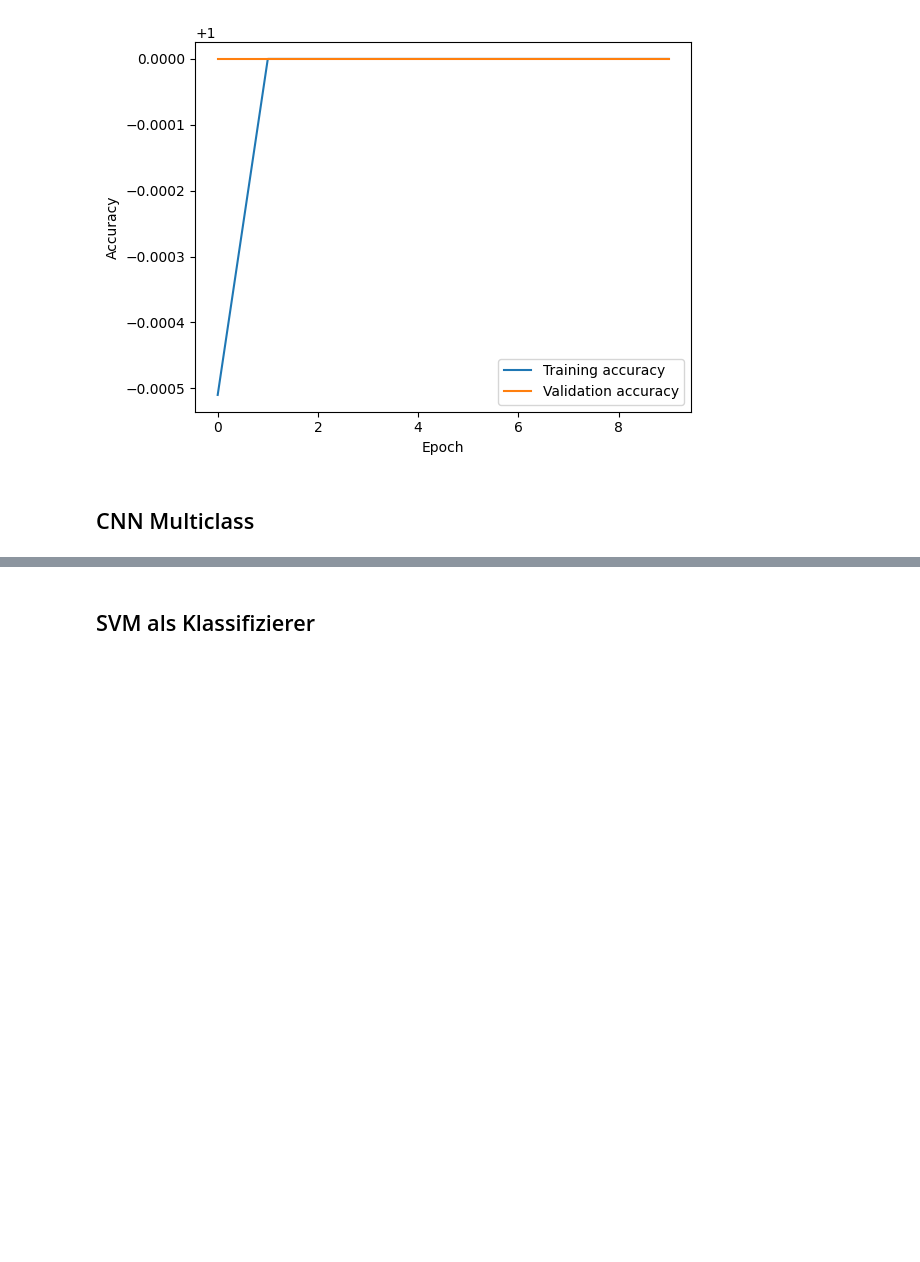
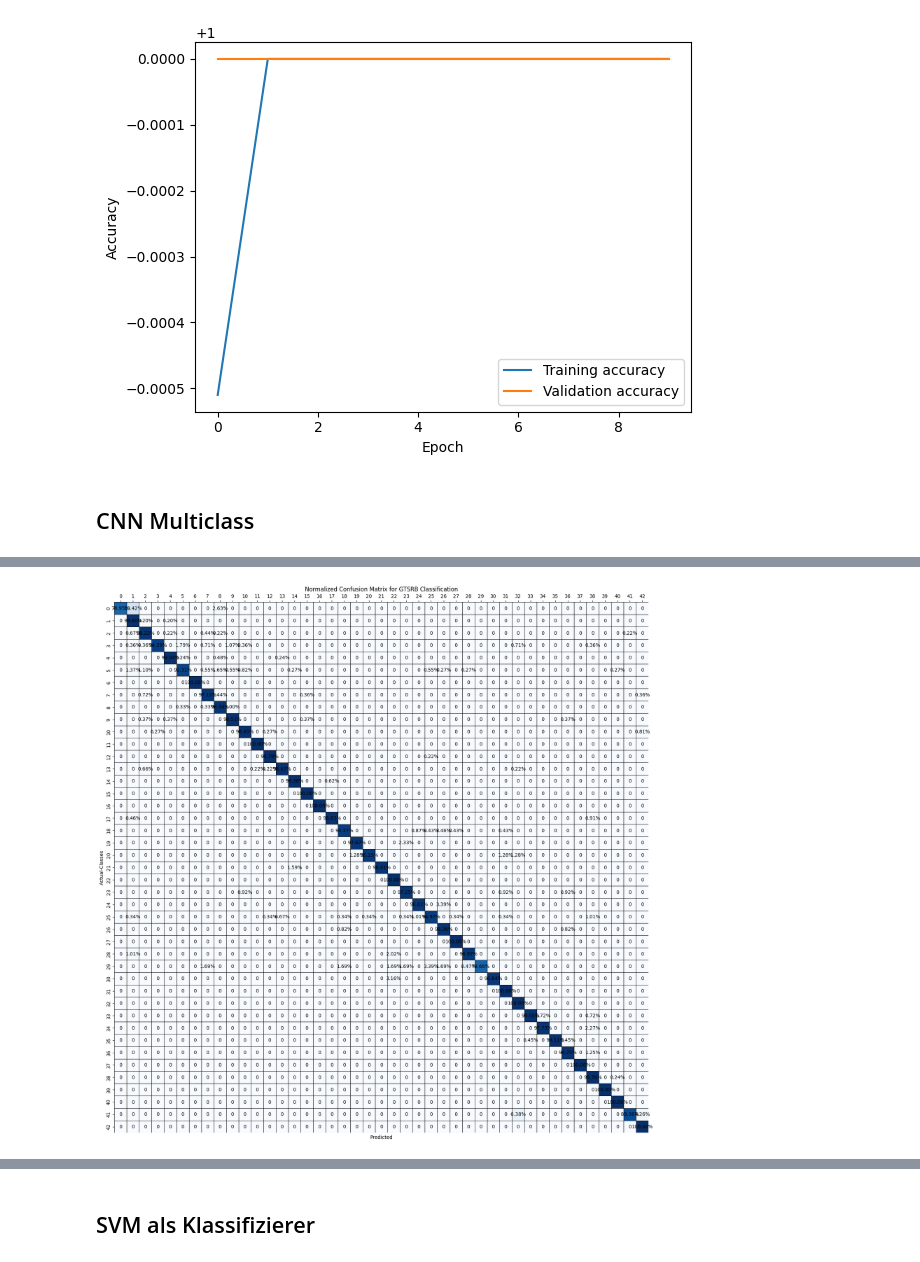
Before and after one commit to Brixxel/WDSKI_SOSE24-dski-Projektarbeit, a Jupyter notebook: Trafic_Sign_Detection/GTSRB_detection_v1.ipynb, the cells around one changed output, grey strips where cells are left out. Cells and saved outputs as stored; diff of their text form; code cells hidden in the pictures; blank space fills up the shorter version.

```diff
--- a/Trafic_Sign_Detection/GTSRB_detection_v1.ipynb
+++ b/Trafic_Sign_Detection/GTSRB_detection_v1.ipynb
@@ -279,0 +311,41 @@ plt.show()
+# %%
+# Vorhersagen für die Testdaten
+y_pred = model.predict(img_test)
+y_pred_classes = np.argmax(y_pred, axis=1)
+y_true = np.argmax(labels_test, axis=1)
+
+# Confusion Matrix berechnen
+conf_matrix = confusion_matrix(y_true, y_pred_classes)
+
+# Confusion Matrix normalisieren
+conf_matrix_normalized = conf_matrix.astype('float') / conf_matrix.sum(axis=1)[:, np.newaxis]
+conf_matrix_normalized = np.nan_to_num(conf_matrix_normalized)  # Replace NaNs with 0
+
+# Funktion zum Formatieren der Werte
+def format_func(value):
+    if value == 0:
+        return '0'
+    elif value < 0.0001:  # Wert < 0.01%
+        return ''
+    else:
+        return f'{value:.2%}'
+
+# Confusion Matrix visualisieren
+plt.figure(figsize=(20, 20))
+sns.heatmap(conf_matrix_normalized, fmt='', cmap='Blues', xticklabels=range(43), yticklabels=range(43),
+            annot_kws={"size": 7}, cbar=False, linewidths=.5, linecolor='black')
+
+# Set custom annotations
+for i in range(conf_matrix_normalized.shape[0]):
+    for j in range(conf_matrix_normalized.shape[1]):
+        plt.text(j + 0.5, i + 0.5, format_func(conf_matrix_normalized[i, j]),
+                 horizontalalignment='center', verticalalignment='center')
+
+plt.xlabel('Predicted')
+
+# X-Achse am oberen Rand platzieren
+plt.gca().xaxis.set_ticks_position('top')
+plt.ylabel('Actual-Classes')
+plt.title('Normalized Confusion Matrix for GTSRB Classification')
+plt.show()
+# %% [output]
@@ -279,0 +353 @@ plt.show()
+[figure, added]
```
Also changed, not shown: parts of 14 cells of this notebook.
